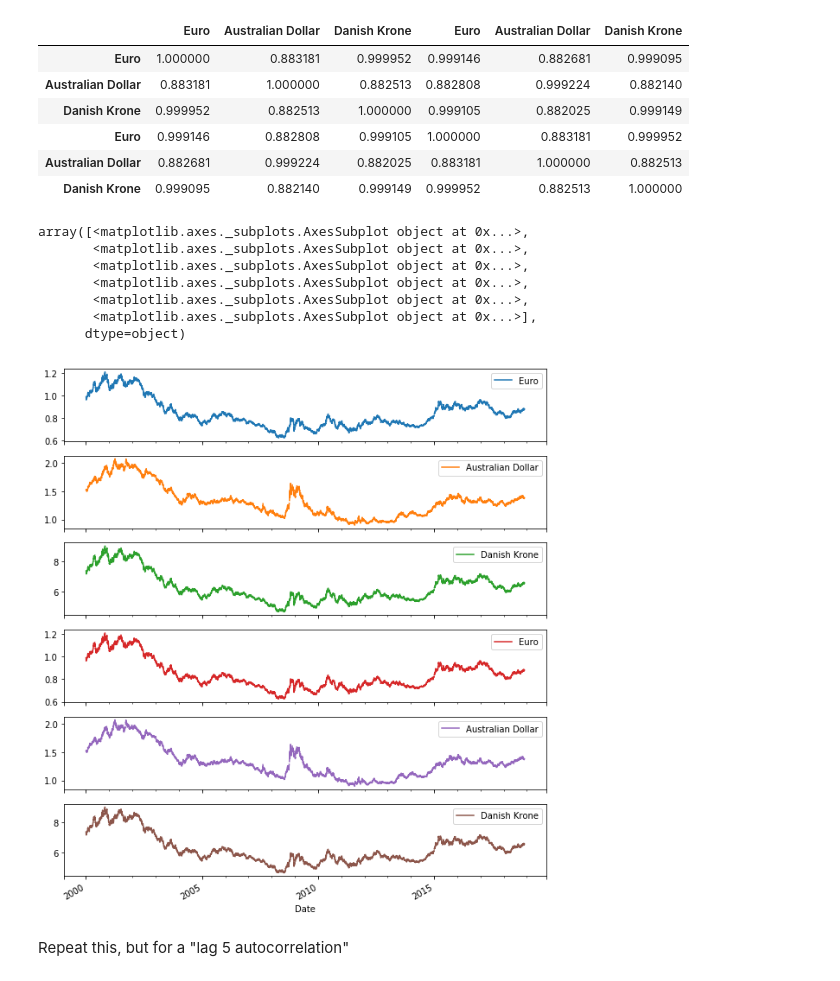
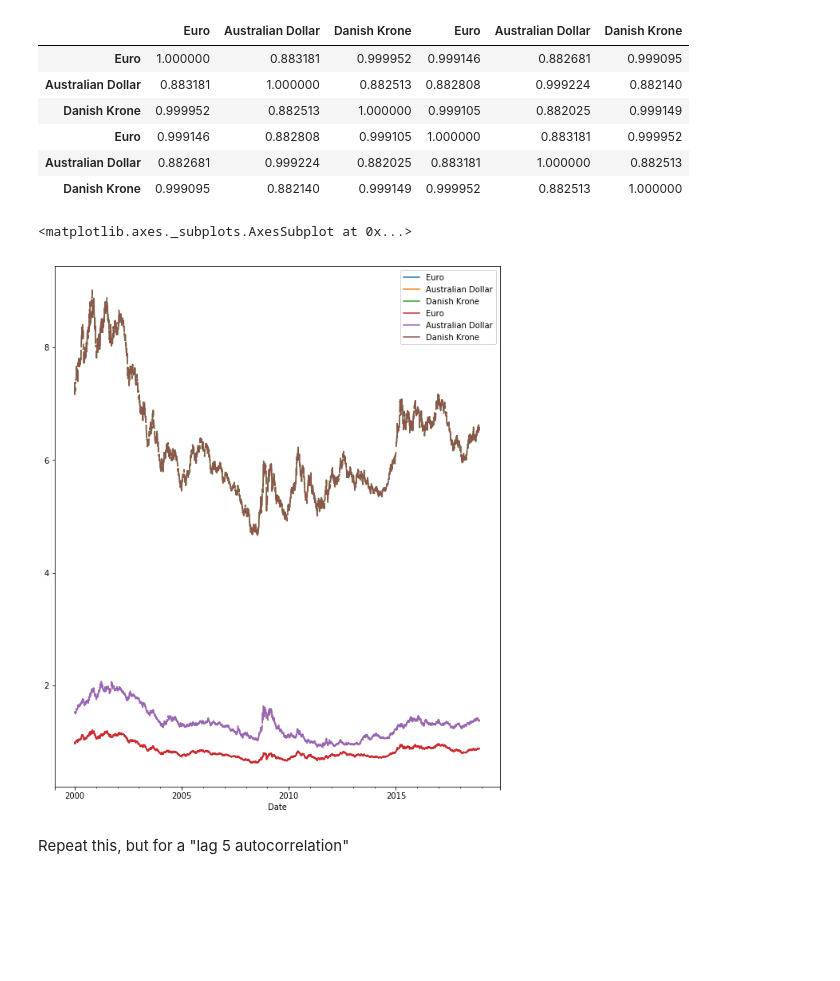
Before and after one commit to nic464/dsc-enterprise-hsbc-autocorrelation-in-time-series-lab-hsbc-ds-081319, a Jupyter notebook: index.ipynb, the cells around one changed output. Cells and saved outputs as stored; diff of their text form; code cells hidden in the pictures; blank space fills up the shorter version.

```diff
--- a/index.ipynb
+++ b/index.ipynb
@@ -82,16 +82,10 @@ df_lag1.corr()
 | Australian Dollar | 0.882681 | 0.999224 | 0.882025 | 0.883181 | 1.000000 | 0.882513 |
 | Danish Krone | 0.999095 | 0.882140 | 0.999149 | 0.999952 | 0.882513 | 1.000000 |
 # %%
-df_lag1.plot(kind='line', subplots=True, figsize=(10,12))
+df_lag1.plot(kind='line', figsize=(10,12))
 # %% [output]
-array([<matplotlib.axes._subplots.AxesSubplot object at 0x...>,
-       <matplotlib.axes._subplots.AxesSubplot object at 0x...>,
-       <matplotlib.axes._subplots.AxesSubplot object at 0x...>,
-       <matplotlib.axes._subplots.AxesSubplot object at 0x...>,
-       <matplotlib.axes._subplots.AxesSubplot object at 0x...>,
-       <matplotlib.axes._subplots.AxesSubplot object at 0x...>],
-      dtype=object)
+<matplotlib.axes._subplots.AxesSubplot at 0x...>
-[figure, old version]
+[figure, new version]
 # %%
 # your code here
 # %% [markdown]
```
